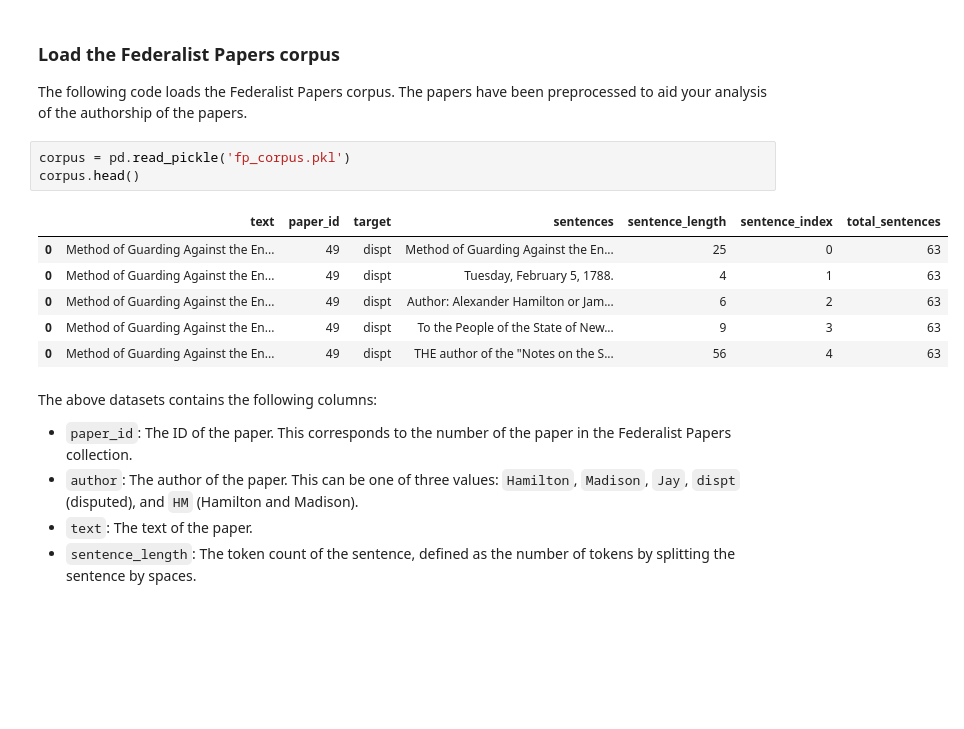
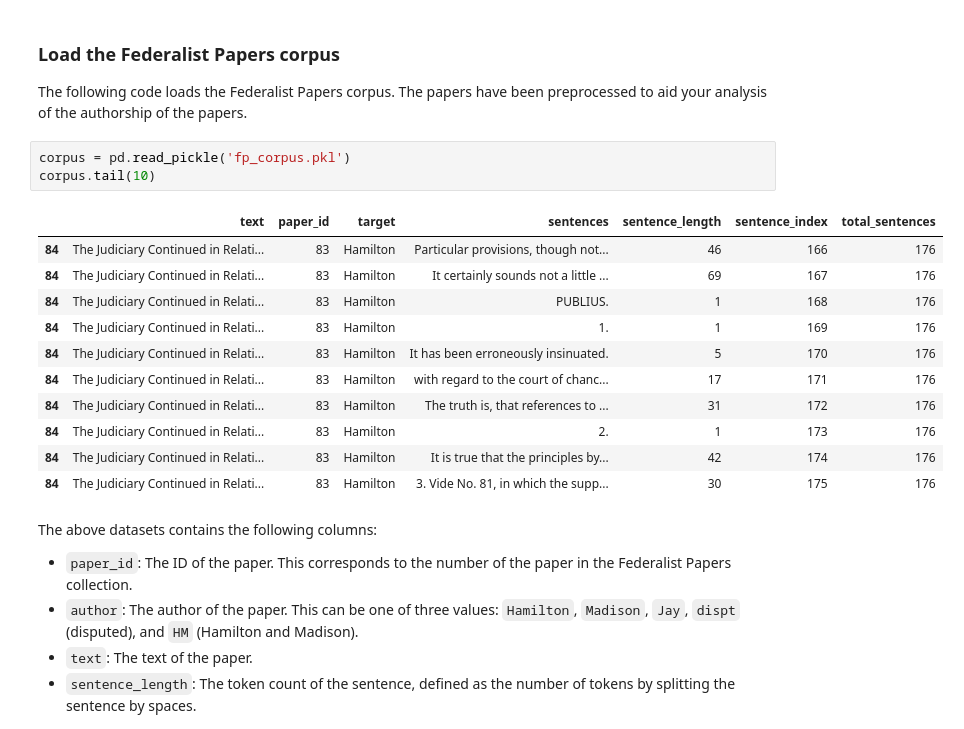
Before and after one commit to rija-masroor/DATA340_Project2, a Jupyter notebook: 02_Author_Prediction_RNN_Model.ipynb, the cells around one changed output. Cells and saved outputs as stored; diff of their text form; blank space fills up the shorter version.

```diff
--- a/02_Author_Prediction_RNN_Model.ipynb
+++ b/02_Author_Prediction_RNN_Model.ipynb
@@ -119,14 +119,19 @@ Total number of disputed papers: 11
 The following code loads the Federalist Papers corpus. The papers have been preprocessed to aid your analysis of the authorship of the papers.
 # %%
 corpus = pd.read_pickle('fp_corpus.pkl')
-corpus.head()
+corpus.tail(10)
 # %% [output]
 |  | text | paper_id | target | sentences | sentence_length | sentence_index | total_sentences |
-| 0 | Method of Guarding Against the En... | 49 | dispt | Method of Guarding Against the En... | 25 | 0 | 63 |
-| 0 | Method of Guarding Against the En... | 49 | dispt | Tuesday, February 5, 1788. | 4 | 1 | 63 |
-| 0 | Method of Guarding Against the En... | 49 | dispt | Author: Alexander Hamilton or Jam... | 6 | 2 | 63 |
-| 0 | Method of Guarding Against the En... | 49 | dispt | To the People of the State of New... | 9 | 3 | 63 |
-| 0 | Method of Guarding Against the En... | 49 | dispt | THE author of the "Notes on the S... | 56 | 4 | 63 |
+| 84 | The Judiciary Continued in Relati... | 83 | Hamilton | Particular provisions, though not... | 46 | 166 | 176 |
+| 84 | The Judiciary Continued in Relati... | 83 | Hamilton | It certainly sounds not a little ... | 69 | 167 | 176 |
+| 84 | The Judiciary Continued in Relati... | 83 | Hamilton | PUBLIUS. | 1 | 168 | 176 |
+| 84 | The Judiciary Continued in Relati... | 83 | Hamilton | 1. | 1 | 169 | 176 |
+| 84 | The Judiciary Continued in Relati... | 83 | Hamilton | It has been erroneously insinuated. | 5 | 170 | 176 |
+| 84 | The Judiciary Continued in Relati... | 83 | Hamilton | with regard to the court of chanc... | 17 | 171 | 176 |
+| 84 | The Judiciary Continued in Relati... | 83 | Hamilton | The truth is, that references to ... | 31 | 172 | 176 |
+| 84 | The Judiciary Continued in Relati... | 83 | Hamilton | 2. | 1 | 173 | 176 |
+| 84 | The Judiciary Continued in Relati... | 83 | Hamilton | It is true that the principles by... | 42 | 174 | 176 |
+| 84 | The Judiciary Continued in Relati... | 83 | Hamilton | 3. Vide No. 81, in which the supp... | 30 | 175 | 176 |
 # %% [markdown]
 The above datasets contains the following columns:
 
```
Also changed, not shown: parts of 3 cells of this notebook.
